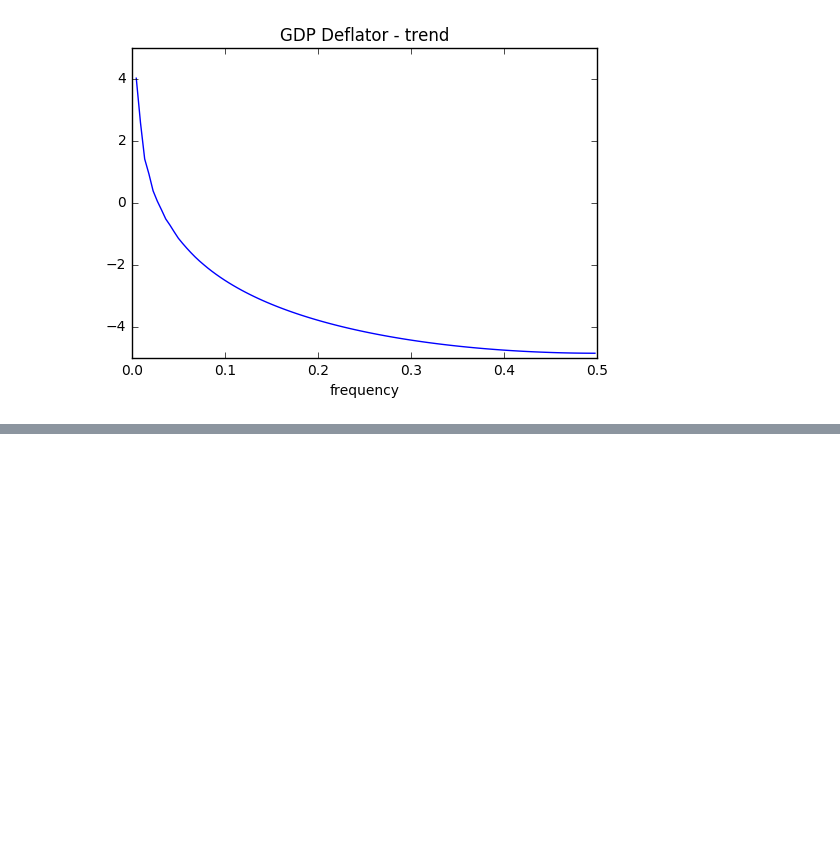
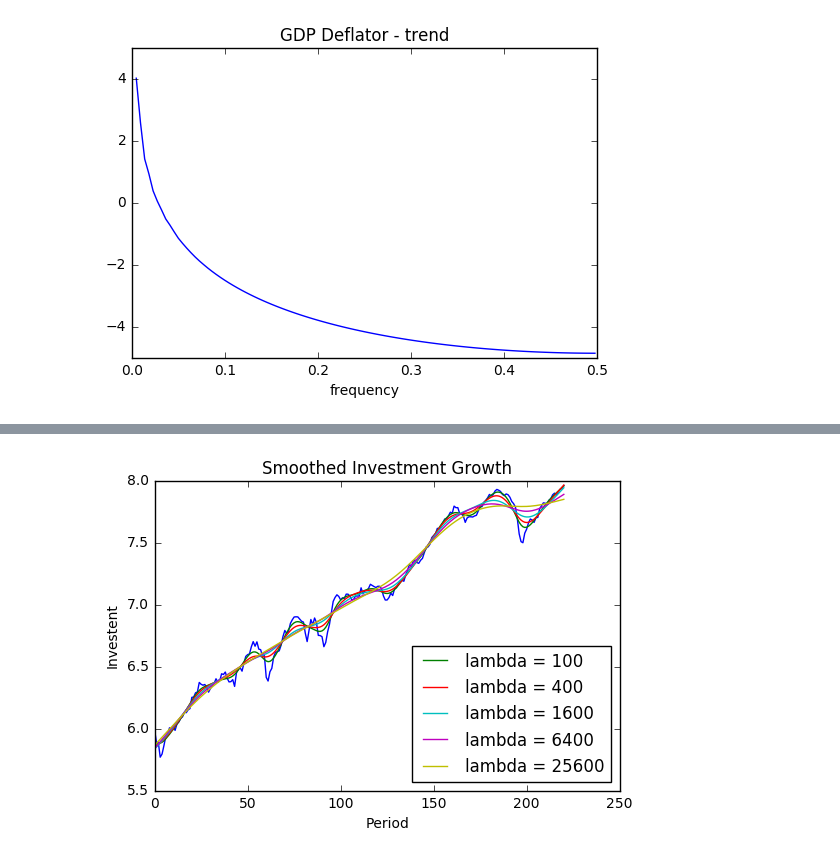
Before and after one commit to gkocks/BootCamp2017, a Jupyter notebook: Prob Sets/Econ/Week5-DSGE/Day4-Filtering/Filtering_Exercises_3-6.ipynb, the cells around one changed output, grey strips where cells are left out. Cells and saved outputs as stored; diff of their text form; code cells hidden in the pictures; blank space fills up the shorter version.

```diff
--- a/Prob Sets/Econ/Week5-DSGE/Day4-Filtering/Filtering_Exercises_3-6.ipynb
+++ b/Prob Sets/Econ/Week5-DSGE/Day4-Filtering/Filtering_Exercises_3-6.ipynb
@@ -133,0 +205,22 @@ plt.show()
+# %%
+"""Plot the time series for investment along with its 5 smoothed trend series."""
+
+def graph_series(series, lambdas):
+    start = datetime.datetime(1960, 1, 1)
+    end = datetime.datetime(2015, 1, 1)
+    data = web.DataReader(series, "fred", start, end)
+    data = data.resample('3M').mean()
+    logdata = np.log(data.values)
+    plt.plot(range(logdata.size), logdata)
+    for lamb in lambdas:
+        cy, tr = sm.tsa.filters.hpfilter(logdata, lamb)
+        plt.plot(range(tr.size), tr, label = "lambda = " +str(lamb))
+    plt.xlabel("Period")
+    plt.title("Smoothed Investment Growth")
+    plt.ylabel("Investent")
+    plt.legend(loc = "lower right")
+    plt.show()
+# %%
+graph_series('GPDIC1', lambdas)
+# %% [output]
+[figure, added]
```
Also changed, not shown: parts of 2 cells of this notebook.
